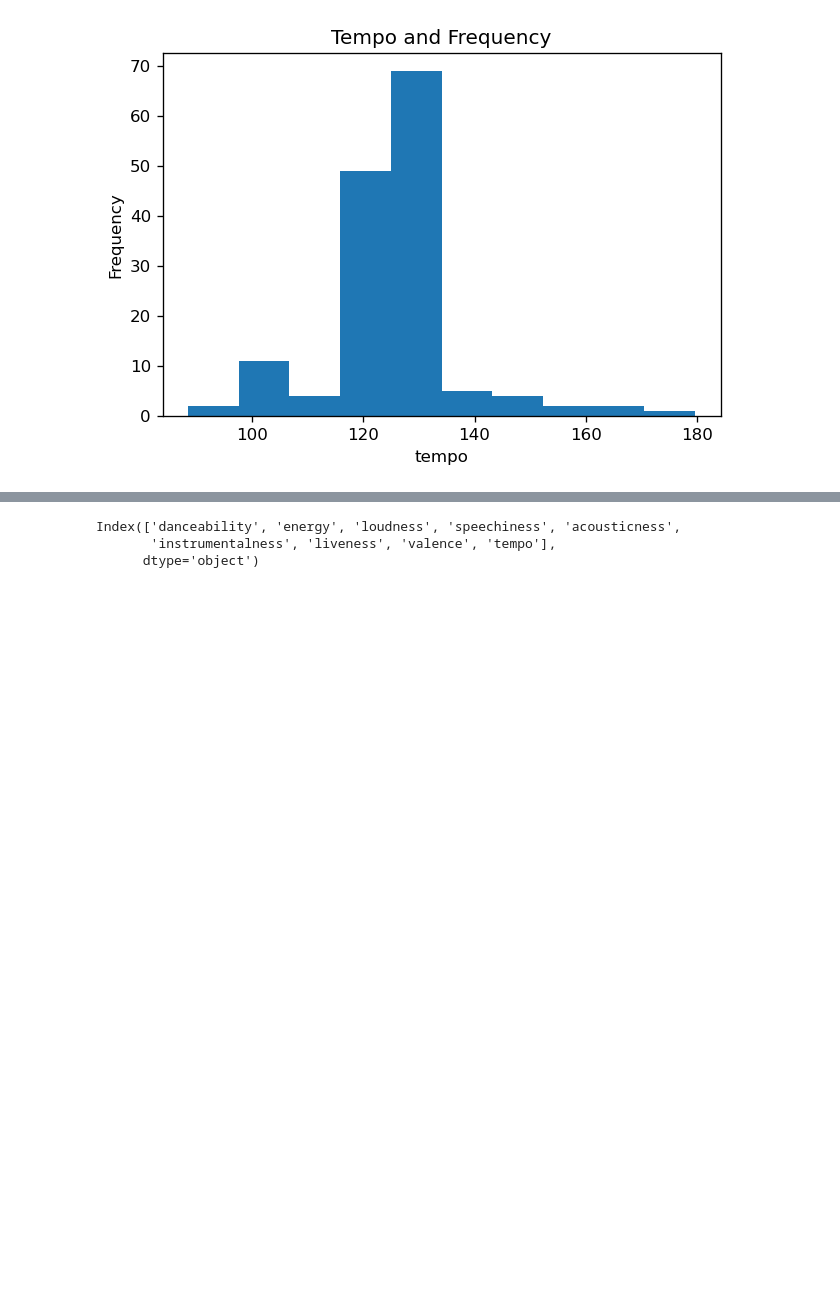
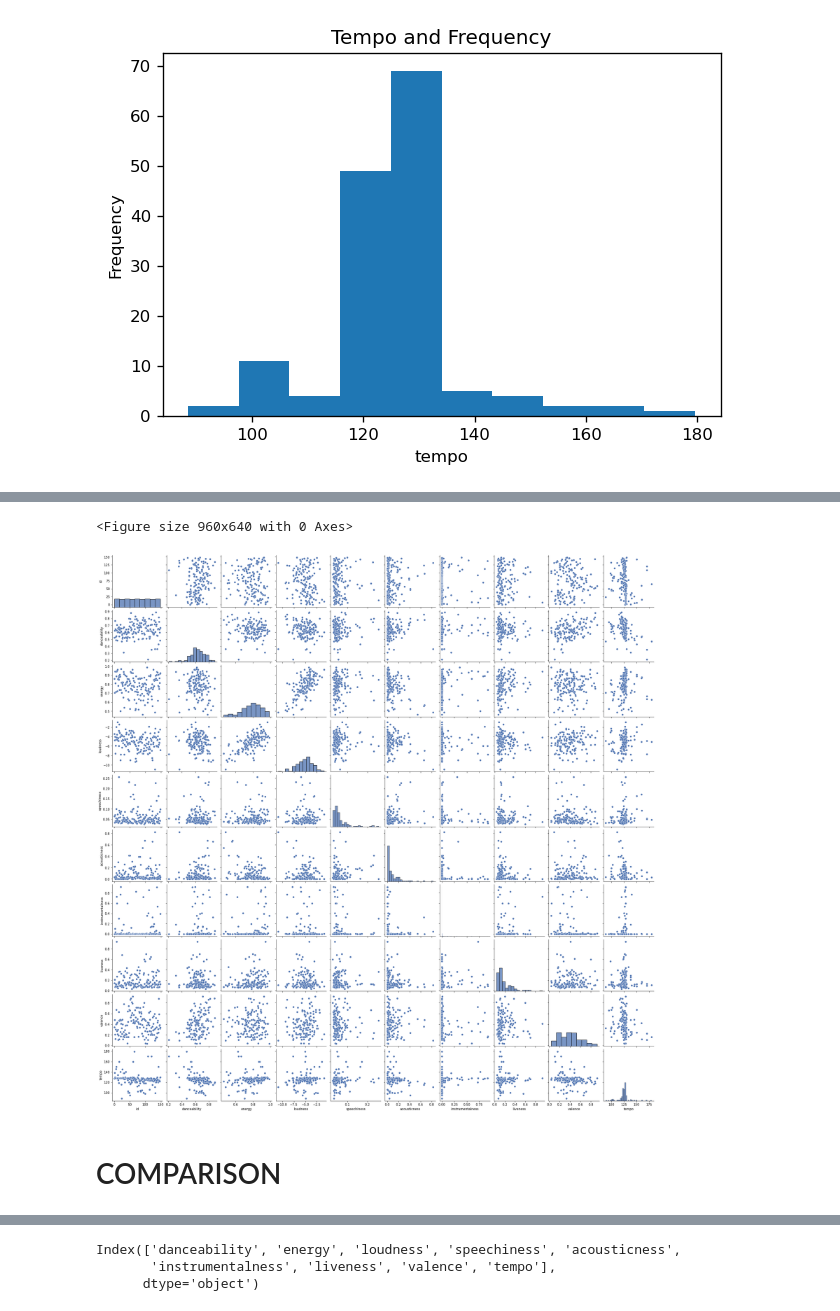
Before and after one commit to kchiev215/Spotify_EDM_Lofi_Analysis, a Jupyter notebook: Data_Analysis.ipynb, the cells around one changed output, grey strips where cells are left out. Saved outputs shown, nothing was run; the diff lists cells and outputs as text; code cells hidden in the pictures; blank space fills up the shorter version.

```diff
--- a/Data_Analysis.ipynb
+++ b/Data_Analysis.ipynb
@@ -563,0 +629,9 @@ array([ 6.68371615e-01,  3.60879739e-01, -1.22442773e+01,  1.00878805e-01,
+# %%
+plt.figure(figsize=(12,8), dpi= 80)
+sns.pairplot(new_df_EDM)
+plt.show()
+# %% [output]
+<Figure size 960x640 with 0 Axes>
+[figure, added]
+# %% [markdown]
+# COMPARISON
```
Also changed, not shown: parts of 93 cells of this notebook.
